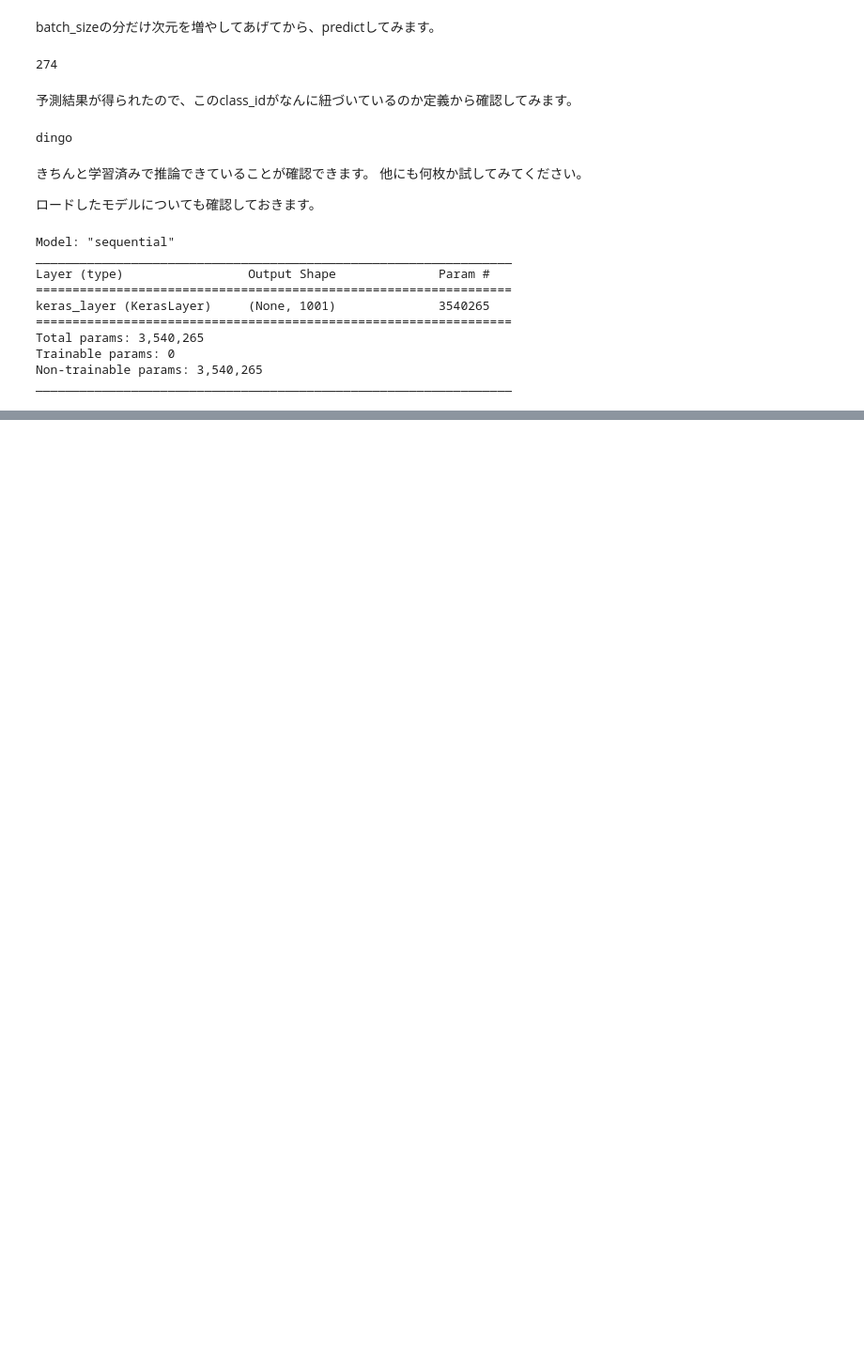
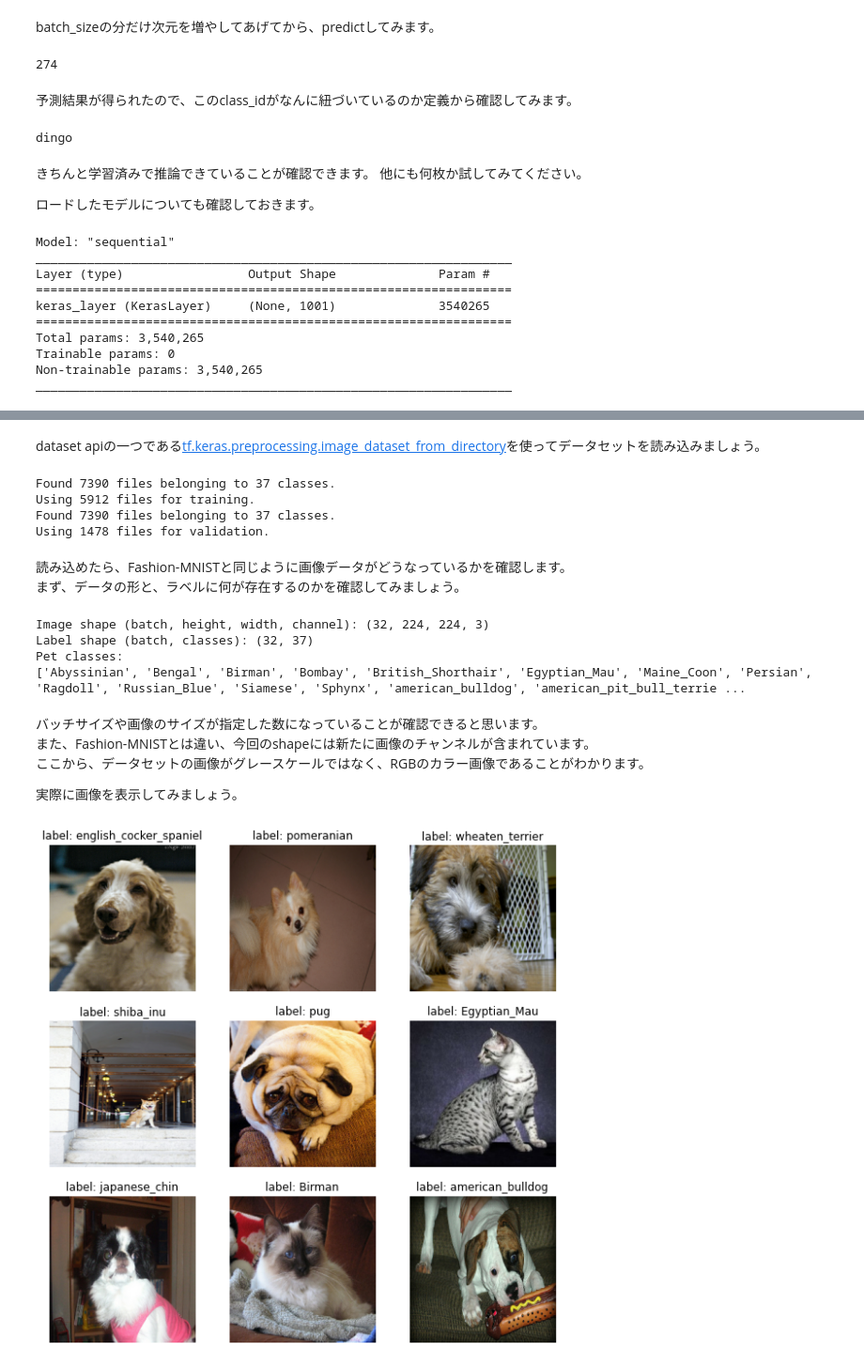
Before and after one commit to HidetakaKojo/machine-learning-notebooks, a Jupyter notebook: solutions/04_fine_tuning/04_fine_tuning.ipynb, the cells around one changed output, grey strips where cells are left out. Shown at 94% size. Cells and saved outputs as stored; diff of their text form; code cells hidden in the pictures; blank space fills up the shorter version.

```diff
--- a/solutions/04_fine_tuning/04_fine_tuning.ipynb
+++ b/solutions/04_fine_tuning/04_fine_tuning.ipynb
@@ -226,0 +129,64 @@ plt.plot(batch_stats_callback.batch_acc)
+# %% [markdown]
+dataset apiの一つである[tf.keras.preprocessing.image_dataset_from_directory](https://www.tensorflow.org/api_docs/python/tf/keras/preprocessing/image_dataset_from_directory?hl=en)を使ってデータセットを読み込みましょう。
+# %%
+image_size = (224, 224)
+batch_size = 32
+DATASET_DIR = "dataset"
+
+train_data = tf.keras.preprocessing.image_dataset_from_directory(
+    DATASET_DIR,
+    validation_split=0.2,
+    subset="training",
+    label_mode='categorical',
+    seed=1111,
+    image_size=image_size,
+    batch_size=batch_size,
+)
+val_data = tf.keras.preprocessing.image_dataset_from_directory(
+    DATASET_DIR,
+    validation_split=0.2,
+    subset="validation",
+    label_mode='categorical',
+    seed=1111,
+    image_size=image_size,
+    batch_size=batch_size,
+)
+# %% [output]
+Found 7390 files belonging to 37 classes.
+Using 5912 files for training.
+Found 7390 files belonging to 37 classes.
+Using 1478 files for validation.
+# %% [markdown]
+読み込めたら、Fashion-MNISTと同じように画像データがどうなっているかを確認します。
+まず、データの形と、ラベルに何が存在するのかを確認してみましょう。
+# %%
+for images, labels in val_data.take(1):
+    print("Image shape (batch, height, width, channel): " + str(images.shape))
+    print("Label shape (batch, classes): " + str(labels.shape))
+    print("Pet classes: \n" + str(val_data.class_names))
+# %% [output]
+Image shape (batch, height, width, channel): (32, 224, 224, 3)
+Label shape (batch, classes): (32, 37)
+Pet classes:
+['Abyssinian', 'Bengal', 'Birman', 'Bombay', 'British_Shorthair', 'Egyptian_Mau', 'Maine_Coon', 'Persian', 'Ragdoll', 'Russian_Blue', 'Siamese', 'Sphynx', 'american_bulldog', 'american_pit_bull_terrie ...
+# %% [markdown]
+バッチサイズや画像のサイズが指定した数になっていることが確認できると思います。
+また、Fashion-MNISTとは違い、今回のshapeには新たに画像のチャンネルが含まれています。
+ここから、データセットの画像がグレースケールではなく、RGBのカラー画像であることがわかります。
+
+実際に画像を表示してみましょう。
+# %%
+import matplotlib.pyplot as plt
+
+plt.figure(figsize=(10, 10))
+def view_dataset():
+    for images, labels in val_data.take(1):
+        for i in range(9):
+            ax = plt.subplot(3, 3, i + 1)
+            plt.imshow(images[i].numpy().astype("uint8"))
+            plt.title("label: " + val_data.class_names[np.argmax(labels[i])])
+            plt.axis("off")
+
+view_dataset()
+# %% [output]
+[figure, added]
```
Also changed, not shown: parts of 53 cells of this notebook.
